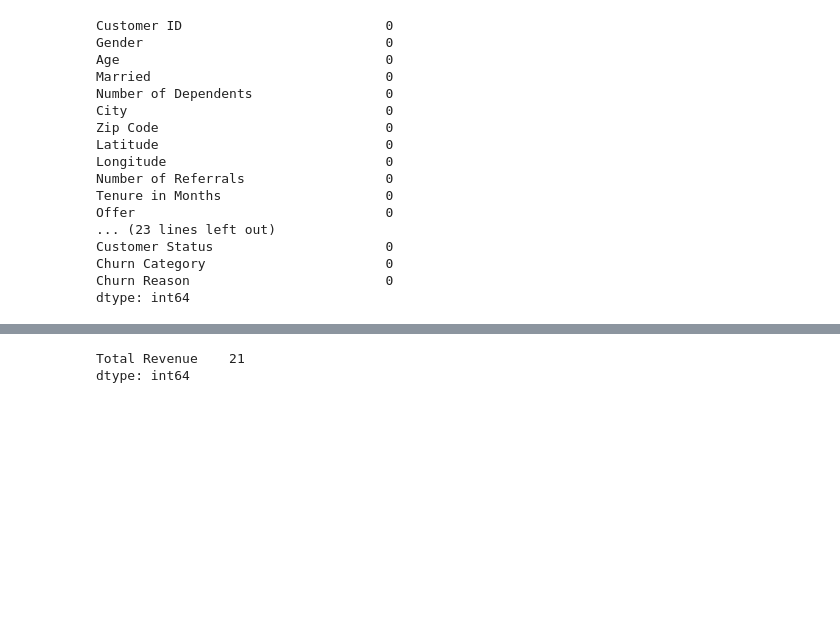
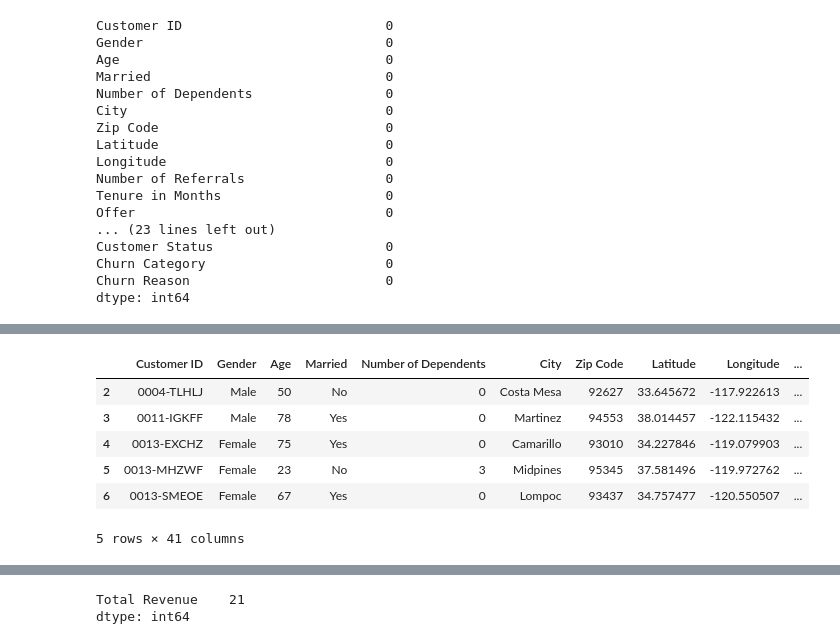
Before and after one commit to kwiver/customer_churn, a Jupyter notebook: notebooks/01_data_cleaning.ipynb, the cells around one changed output, grey strips where cells are left out. Saved outputs shown, nothing was run; the diff lists cells and outputs as text; code cells hidden in the pictures; blank space fills up the shorter version.

```diff
--- a/notebooks/01_data_cleaning.ipynb
+++ b/notebooks/01_data_cleaning.ipynb
@@ -99,0 +121,6 @@ dtype: int64
+# %%
+df["calculated_total"] = df["Monthly Charge"] * df["Tenure in Months"]
+
+df["revenue_difference"] = abs(df["Total Charges"] - df["calculated_total"])
+
+df["revenue_difference"].describe()
@@ -99,0 +137,10 @@ dtype: int64
+# %%
+df[df["revenue_difference"] > 5].head()
+# %% [output]
+|  | Customer ID | Gender | Age | Married | Number of Dependents | City | Zip Code | Latitude | Longitude | ... |
+| 2 | 0004-TLHLJ | Male | 50 | No | 0 | Costa Mesa | 92627 | 33.645672 | -117.922613 | ... |
+| 3 | 0011-IGKFF | Male | 78 | Yes | 0 | Martinez | 94553 | 38.014457 | -122.115432 | ... |
+| 4 | 0013-EXCHZ | Female | 75 | Yes | 0 | Camarillo | 93010 | 34.227846 | -119.079903 | ... |
+| 5 | 0013-MHZWF | Female | 23 | No | 3 | Midpines | 95345 | 37.581496 | -119.972762 | ... |
+| 6 | 0013-SMEOE | Female | 67 | Yes | 0 | Lompoc | 93437 | 34.757477 | -120.550507 | ... |
+5 rows × 41 columns
```
Also changed, not shown: parts of 12 cells of this notebook, 3 other files.
